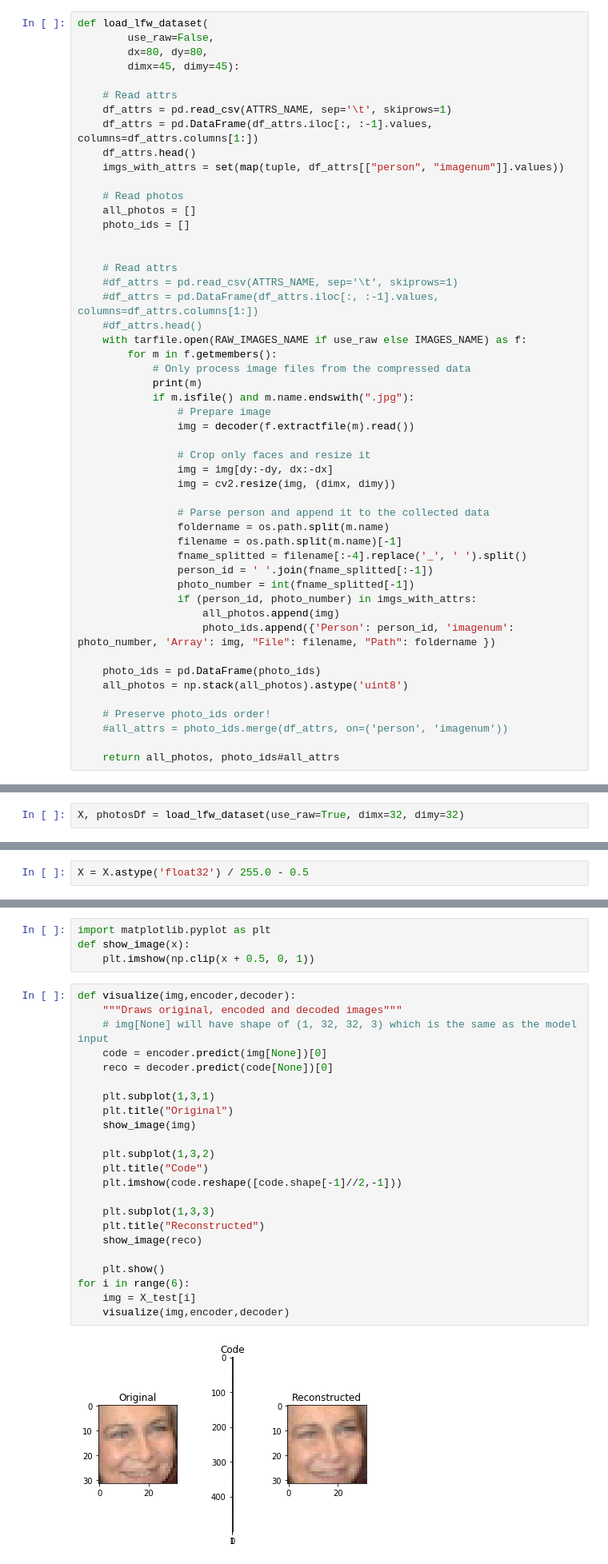
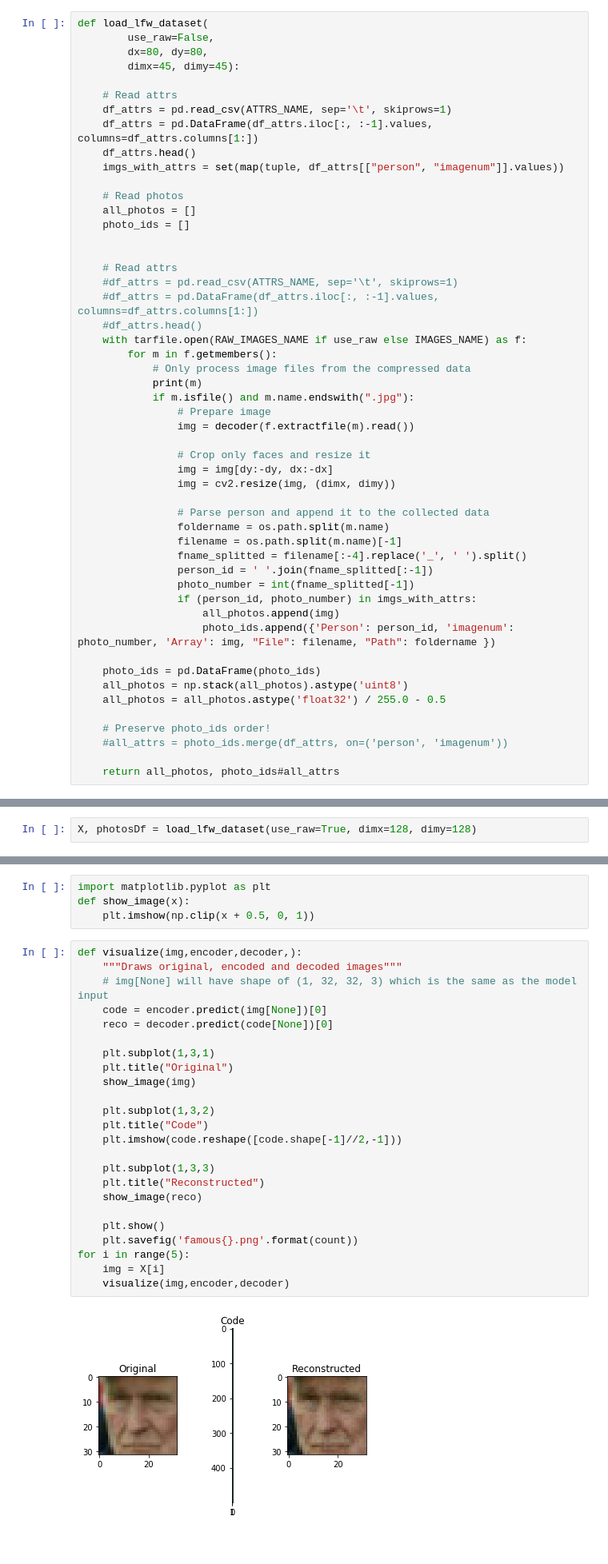
Before and after one commit to Juliopdata/Jepeter-Reverse-face-searching, a Jupyter notebook: pruebas-proyecto/Trainer.ipynb, the cells around one changed output, grey strips where cells are left out. Shown at 80% size. Saved outputs shown, nothing was run; the diff lists cells and outputs as text.

```diff
--- a/pruebas-proyecto/Trainer.ipynb
+++ b/pruebas-proyecto/Trainer.ipynb
@@ -81,6 +82,7 @@ def load_lfw_dataset(
 
     photo_ids = pd.DataFrame(photo_ids)
     all_photos = np.stack(all_photos).astype('uint8')
+    all_photos = all_photos.astype('float32') / 255.0 - 0.5
 
     # Preserve photo_ids order!
     #all_attrs = photo_ids.merge(df_attrs, on=('person', 'imagenum'))
@@ -89,7 +91,7 @@ def load_lfw_dataset(
 # %% [markdown]
 ## Apply The Loader
 # %%
-X, photosDf = load_lfw_dataset(use_raw=True, dimx=32, dimy=32)
+X, photosDf = load_lfw_dataset(use_raw=True, dimx=128, dimy=128)
 # %% [output]
 <TarInfo 'lfw' at 0x...>
 <TarInfo 'lfw/George_HW_Bush' at 0x...>
@@ -126,2 +112,0 @@ photosDf['Array'][0].shape
-# %%
-X = X.astype('float32') / 255.0 - 0.5
@@ -242,27 +236,28 @@ import matplotlib.pyplot as plt
 def show_image(x):
     plt.imshow(np.clip(x + 0.5, 0, 1))
 # %%
-def visualize(img,encoder,decoder):
+def visualize(img,encoder,decoder,):
     """Draws original, encoded and decoded images"""
     # img[None] will have shape of (1, 32, 32, 3) which is the same as the model input
     code = encoder.predict(img[None])[0]
     reco = decoder.predict(code[None])[0]
 
     plt.subplot(1,3,1)
     plt.title("Original")
     show_image(img)
 
     plt.subplot(1,3,2)
     plt.title("Code")
     plt.imshow(code.reshape([code.shape[-1]//2,-1]))
 
     plt.subplot(1,3,3)
     plt.title("Reconstructed")
     show_image(reco)
 
     plt.show()
-for i in range(6):
-    img = X_test[i]
+    plt.savefig('famous{}.png'.format(count))
+for i in range(5):
+    img = X[i]
     visualize(img,encoder,decoder)
 # %% [output]
-[figure, old version]
+[figure, new version]
```
Also changed, not shown: parts of 20 cells of this notebook, 13 other files.
